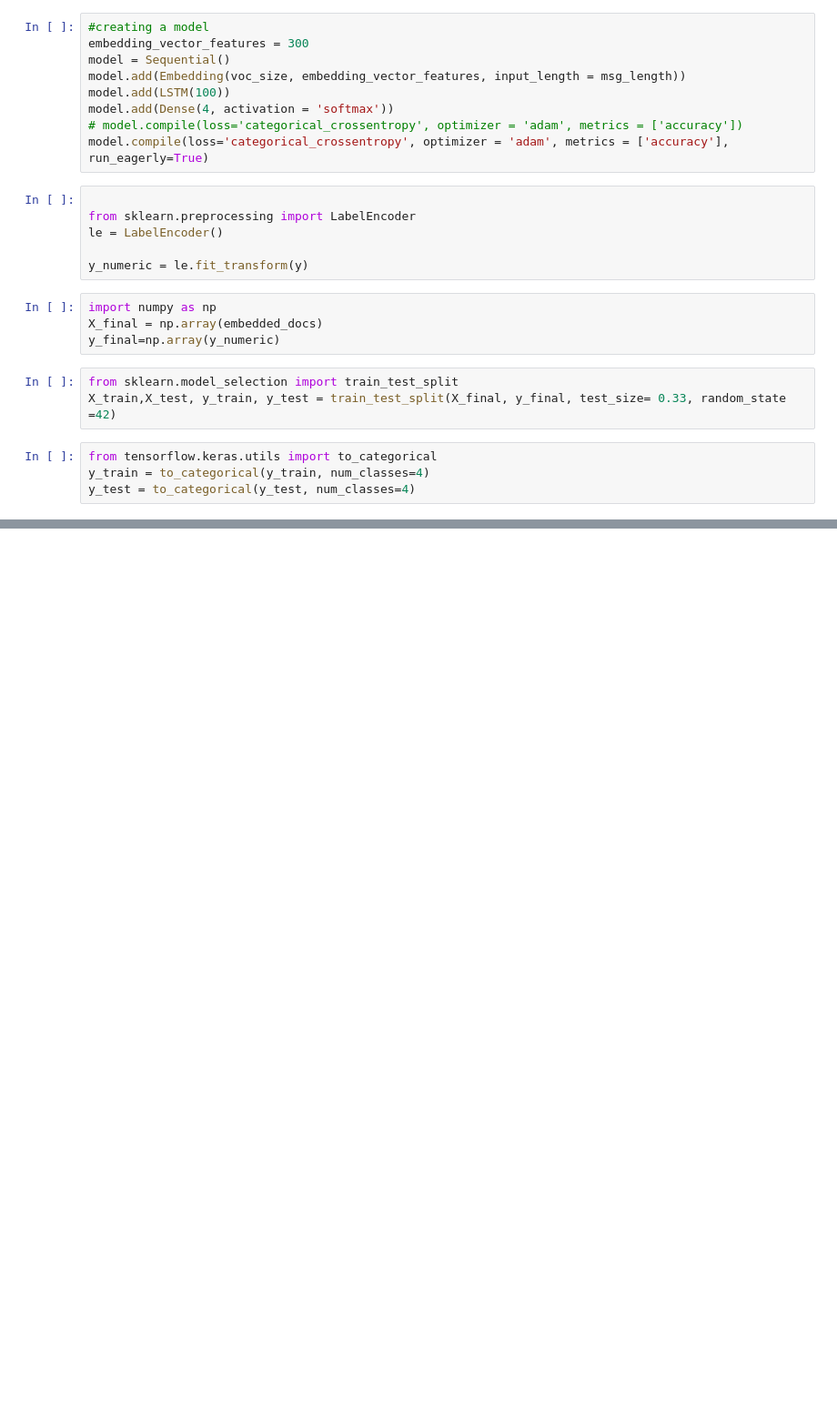
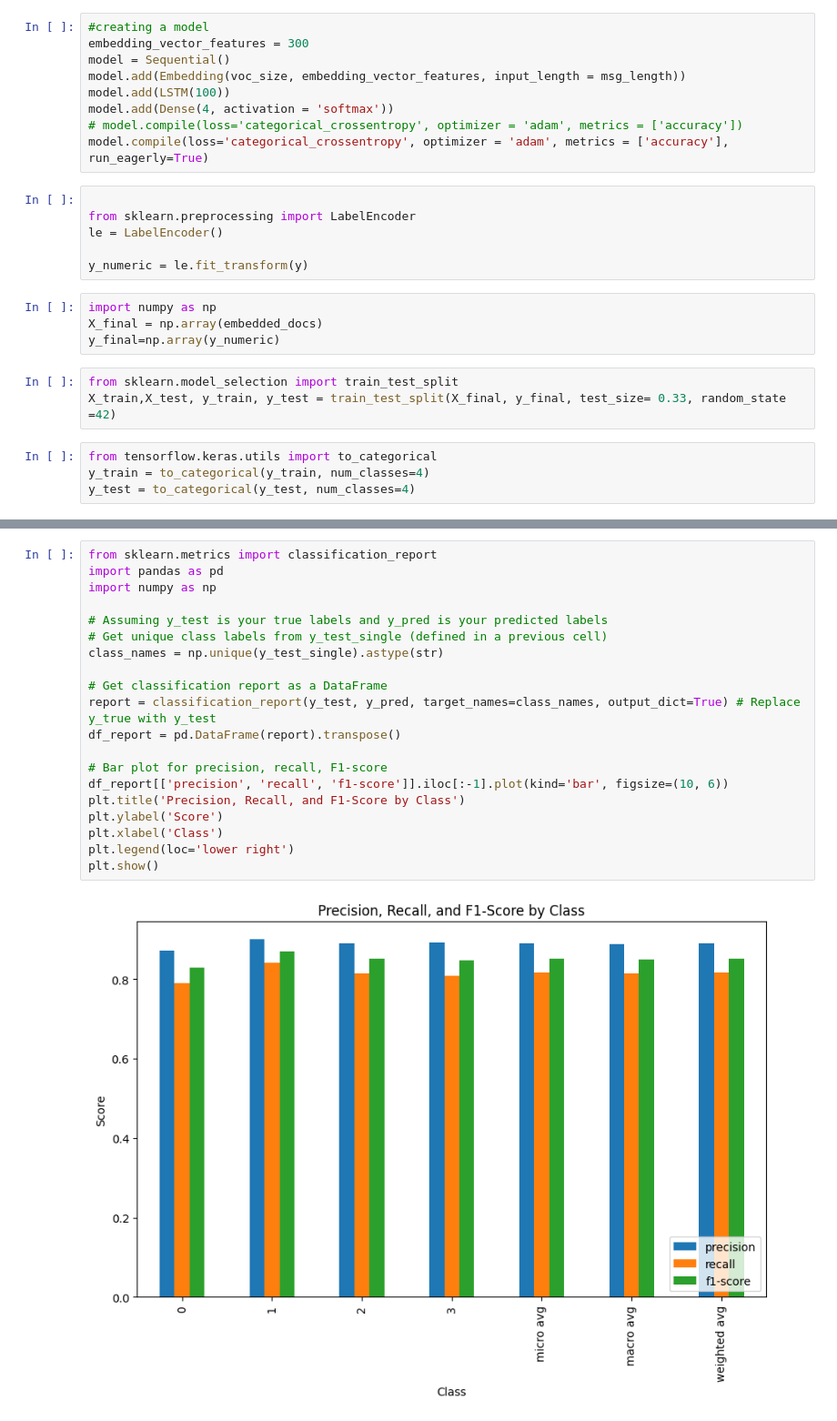
Before and after one commit to raj208/Twitter_Sentiment_Analysis, a Jupyter notebook: Twitter_Sentiments_Analysis.ipynb, the cells around one changed output, grey strips where cells are left out. Shown at 91% size. Drawn from its saved outputs; the diff is of its cells as text; blank space fills up the shorter version.

```diff
--- a/Twitter_Sentiments_Analysis.ipynb
+++ b/Twitter_Sentiments_Analysis.ipynb
@@ -235,0 +225,22 @@ weighted avg       0.89      0.82      0.85     23647
+# %%
+from sklearn.metrics import classification_report
+import pandas as pd
+import numpy as np
+
+# Assuming y_test is your true labels and y_pred is your predicted labels
+# Get unique class labels from y_test_single (defined in a previous cell)
+class_names = np.unique(y_test_single).astype(str)
+
+# Get classification report as a DataFrame
+report = classification_report(y_test, y_pred, target_names=class_names, output_dict=True) # Replace y_true with y_test
+df_report = pd.DataFrame(report).transpose()
+
+# Bar plot for precision, recall, F1-score
+df_report[['precision', 'recall', 'f1-score']].iloc[:-1].plot(kind='bar', figsize=(10, 6))
+plt.title('Precision, Recall, and F1-Score by Class')
+plt.ylabel('Score')
+plt.xlabel('Class')
+plt.legend(loc='lower right')
+plt.show()
+# %% [output]
+[figure, added]
```
Also changed, not shown: parts of 17 cells of this notebook.
